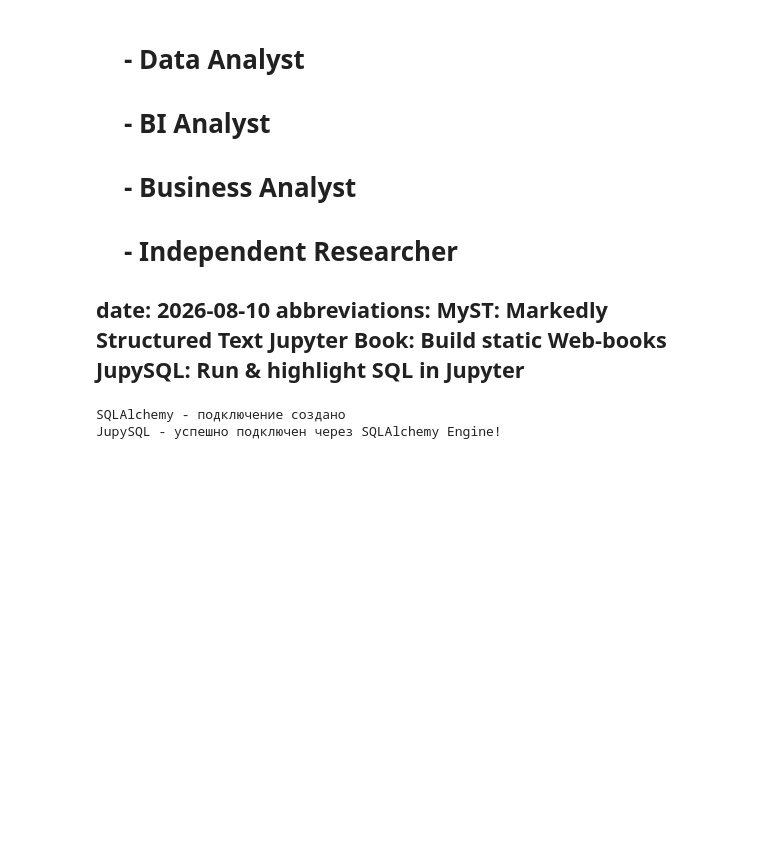
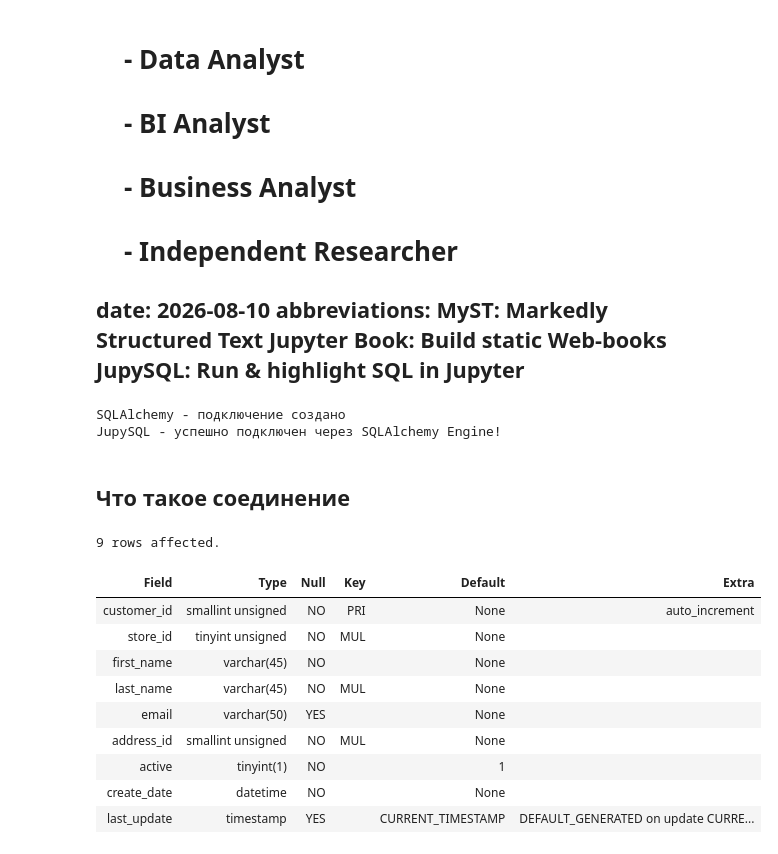
Before and after one commit to magus1968/learning-sql, a Jupyter notebook: docs/chapters/ch05.ipynb, the cells around one changed output. Cells and saved outputs as stored; diff of their text form; code cells hidden in the pictures; blank space fills up the shorter version.

```diff
--- a/docs/chapters/ch05.ipynb
+++ b/docs/chapters/ch05.ipynb
@@ -53,3 +53,20 @@ print("JupySQL - успешно подключен через SQLAlchemy Engine!
 # %% [output]
 SQLAlchemy - подключение создано
 JupySQL - успешно подключен через SQLAlchemy Engine!
+# %% [markdown]
+## Что такое соединение
+# %%
+%%sql
+desc customer;
+# %% [output]
+9 rows affected.
+| Field | Type | Null | Key | Default | Extra |
+| customer_id | smallint unsigned | NO | PRI | None | auto_increment |
+| store_id | tinyint unsigned | NO | MUL | None |  |
+| first_name | varchar(45) | NO |  | None |  |
+| last_name | varchar(45) | NO | MUL | None |  |
+| email | varchar(50) | YES |  | None |  |
+| address_id | smallint unsigned | NO | MUL | None |  |
+| active | tinyint(1) | NO |  | 1 |  |
+| create_date | datetime | NO |  | None |  |
+| last_update | timestamp | YES |  | CURRENT_TIMESTAMP | DEFAULT_GENERATED on update CURRE... |
```
Also changed, not shown: parts of 53 cells of this notebook, 2 other files.
